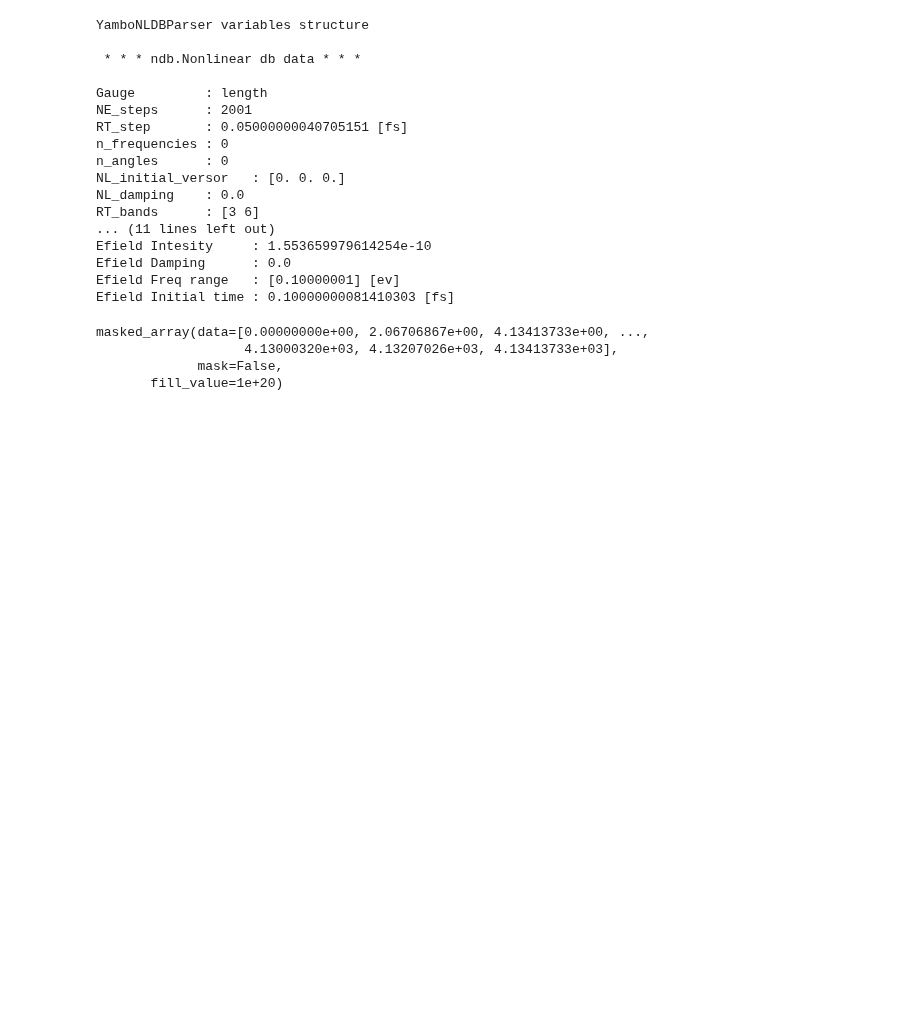
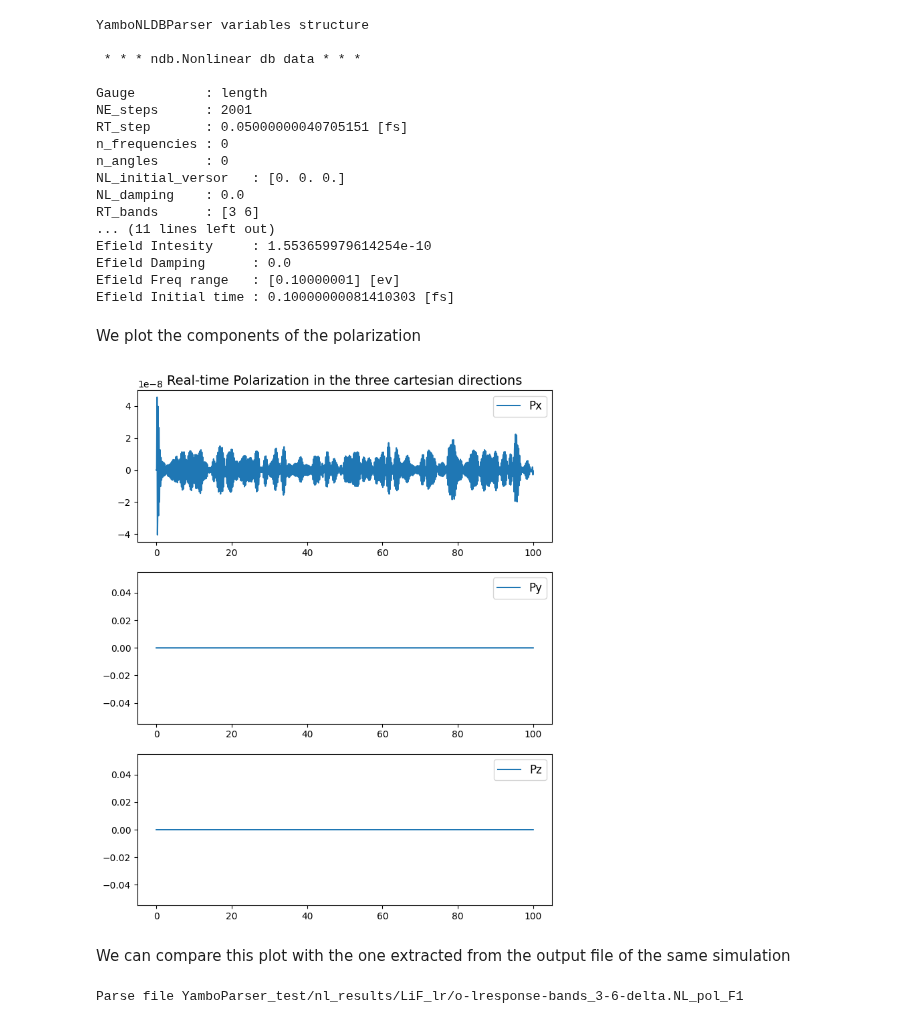
Before and after one commit to marcodalessandro76/MPPI, a Jupyter notebook: sphinx_source/tutorials/Tutorial_YamboNLDBParser.ipynb, the cells around one changed output. Drawn from its saved outputs; the diff is of its cells as text; code cells hidden in the pictures; blank space fills up the shorter version.

```diff
--- a/sphinx_source/tutorials/Tutorial_YamboNLDBParser.ipynb
+++ b/sphinx_source/tutorials/Tutorial_YamboNLDBParser.ipynb
@@ -50,10 +44,15 @@ Efield Intesity     : 1.553659979614254e-10
 Efield Damping      : 0.0
 Efield Freq range   : [0.10000001] [ev]
 Efield Initial time : 0.10000000081410303 [fs]
-# %%
-data.IO_TIME_points
-# %% [output]
-masked_array(data=[0.00000000e+00, 2.06706867e+00, 4.13413733e+00, ...,
-                   4.13000320e+03, 4.13207026e+03, 4.13413733e+03],
-             mask=False,
-       fill_value=1e+20)
+# %% [markdown]
+We plot the components of the polarization
+# %%
+data.plot_polarization()
+# %% [output]
+[figure, added]
+# %% [markdown]
+We can compare this plot with the one extracted from the output file of the same simulation
+# %%
+data_output = P.YamboOutputParser.from_file('YamboParser_test/nl_results/LiF_lr/o-lresponse-bands_3-6-delta.NL_pol_F1')
+# %% [output]
+Parse file YamboParser_test/nl_results/LiF_lr/o-lresponse-bands_3-6-delta.NL_pol_F1
```
Also changed, not shown: parts of 8 cells of this notebook, 7 other files.
